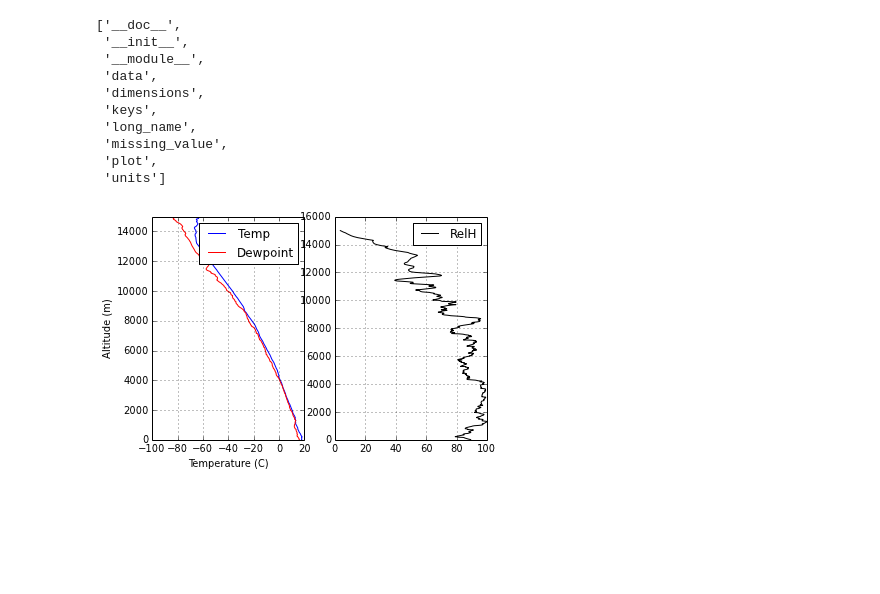
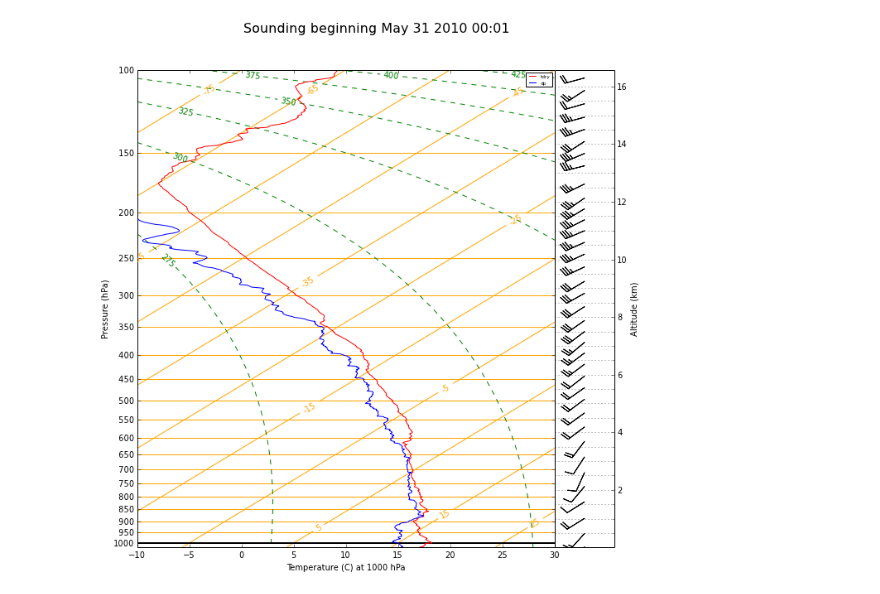
Before and after one commit to jdstemmler/pyadapt, a Jupyter notebook: examples/sounding_example.ipynb, the cells around one changed output. Cells and saved outputs as stored; diff of their text form; code cells hidden in the pictures; blank space fills up the shorter version.

```diff
--- a/examples/sounding_example.ipynb
+++ b/examples/sounding_example.ipynb
@@ -8,19 +10,8 @@ dat_file = 'grwsondewnpnM1.b1.20100531.000100.cdf'
 filename = dat_dir + dat_file
 # %%
 S = pyadapt.read(filename)
-dir(S)
+#dir(S)
-# %% [output]
-['__doc__',
- '__init__',
- '__module__',
- 'data',
- 'dimensions',
- 'keys',
- 'long_name',
- 'missing_value',
- 'plot',
- 'units']
-# %%
-S.plot(altmax=15000)
-# %% [output]
-[figure, removed]
+# %%
+S.plot(ptop=100, plot_output=True, autoname=True, skew=75)
+# %% [output]
+[figure, added]
```
Also changed, not shown: parts of 1 cell of this notebook, 4 other files.
